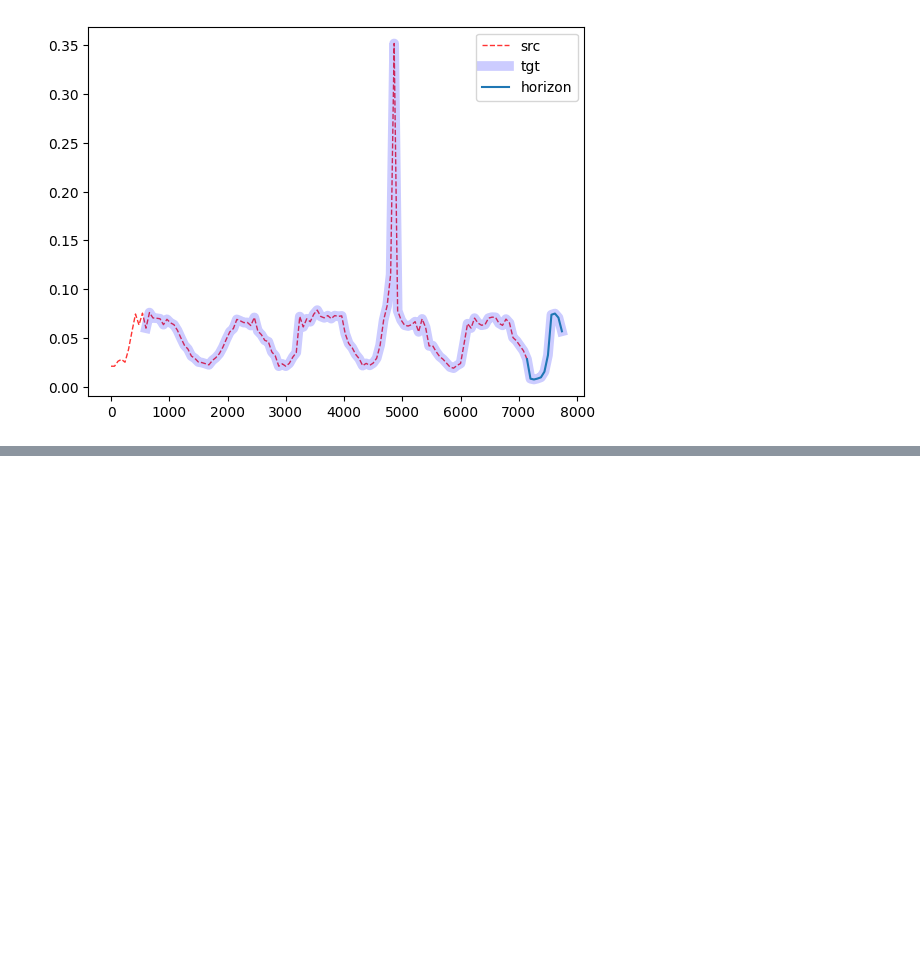
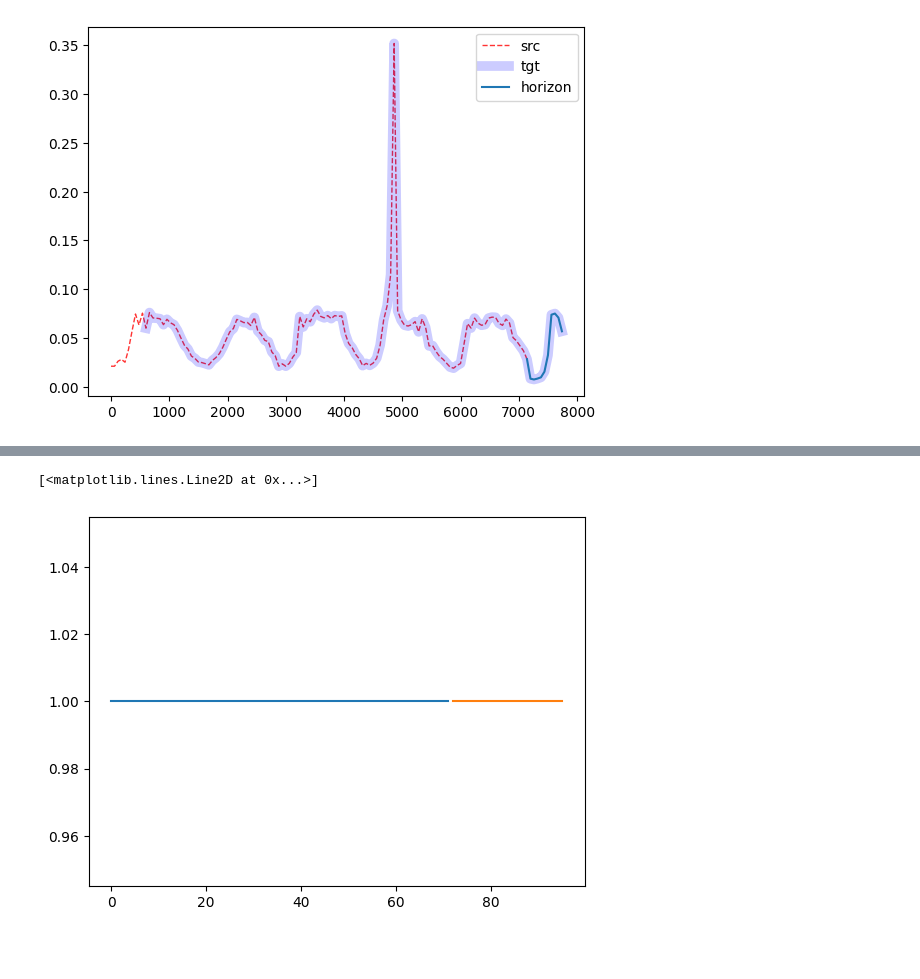
Before and after one commit to FinnAlberts/attention_analysis, a Jupyter notebook: notebooks/visualize_datasets.ipynb, the cells around one changed output, grey strips where cells are left out. Saved outputs shown, nothing was run; the diff lists cells and outputs as text; code cells hidden in the pictures; blank space fills up the shorter version.

```diff
--- a/notebooks/visualize_datasets.ipynb
+++ b/notebooks/visualize_datasets.ipynb
@@ -376,0 +448,8 @@ src_X.shape, src_fX.shape, tgt_X.shape, tgt_fX.shape
+# %%
+plt.plot(range(insample.shape[1]), insample_mask[0, :])
+plt.plot(range(insample.shape[1], insample.shape[1] + outsample.shape[1]), outsample_mask[0, :])
+# %% [output]
+[<matplotlib.lines.Line2D at 0x...>]
+[figure, added]
+# %% [markdown]
+##
```
Also changed, not shown: parts of 9 cells of this notebook, 3 other files.
